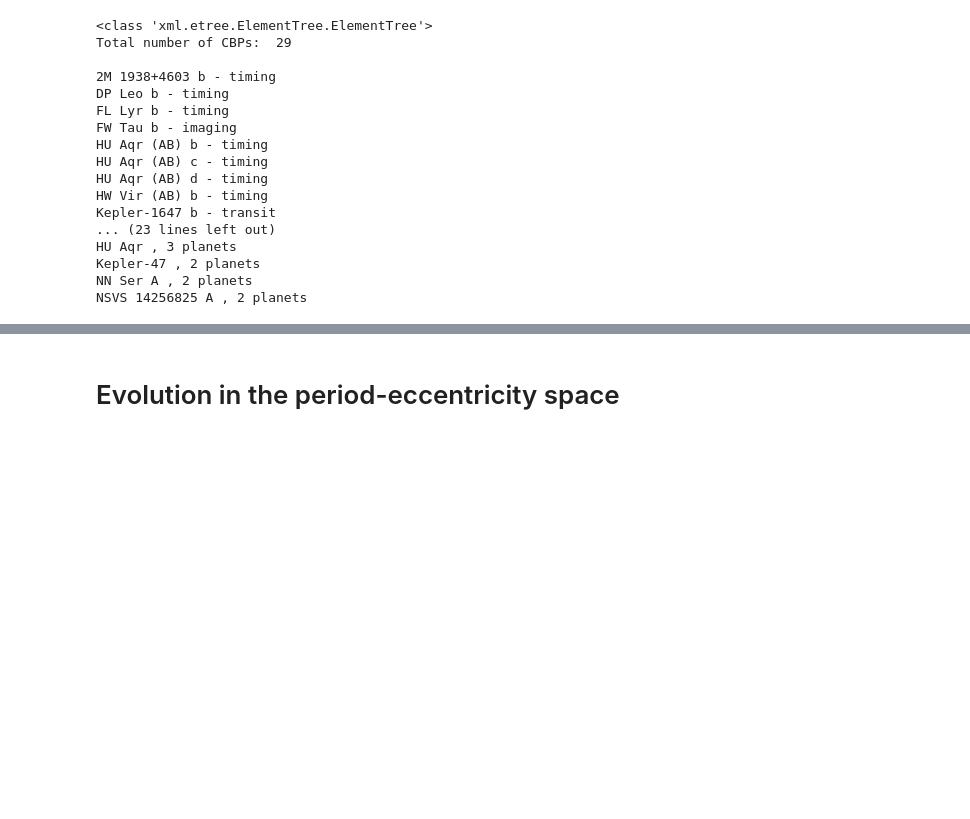
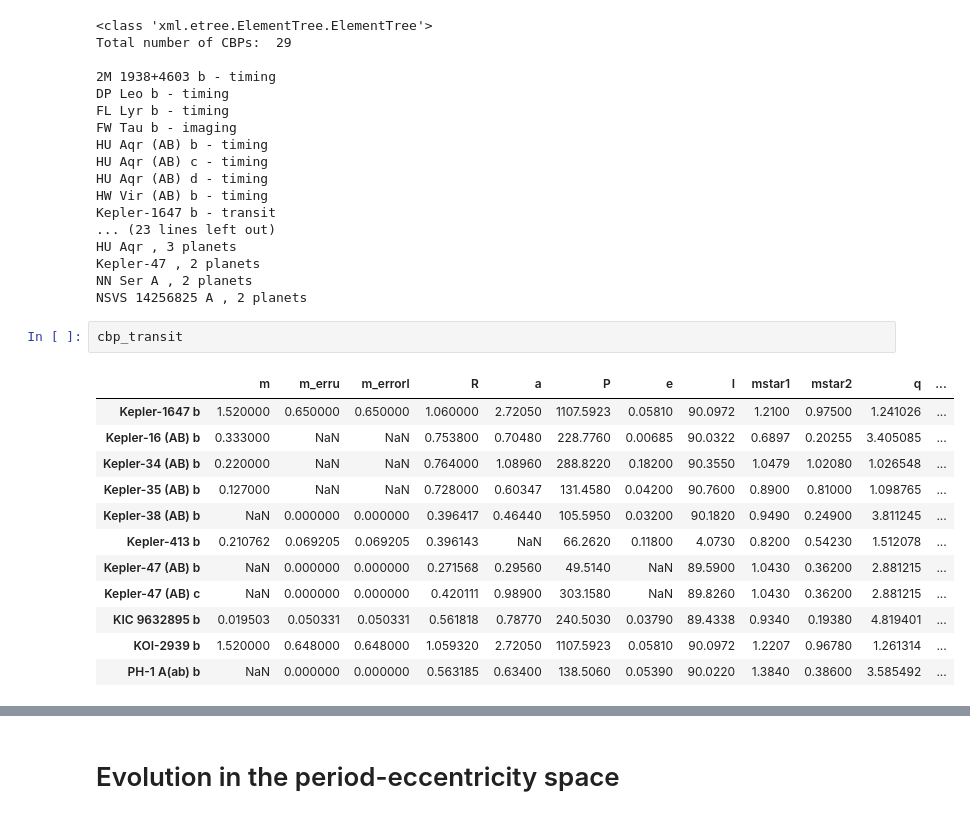
Before and after one commit to fbartolic/master_thesis, a Jupyter notebook: notebooks/stellar_evolution.ipynb, the cells around one changed output, grey strips where cells are left out. Cells and saved outputs as stored; diff of their text form; blank space fills up the shorter version.

```diff
--- a/notebooks/stellar_evolution.ipynb
+++ b/notebooks/stellar_evolution.ipynb
@@ -183,6 +60,21 @@ HU Aqr , 3 planets
 Kepler-47 , 2 planets
 NN Ser A , 2 planets
 NSVS 14256825 A , 2 planets
+# %%
+cbp_transit
+# %% [output]
+|  | m | m_erru | m_errorl | R | a | P | e | I | mstar1 | mstar2 | q | ... |
+| Kepler-1647 b | 1.520000 | 0.650000 | 0.650000 | 1.060000 | 2.72050 | 1107.5923 | 0.05810 | 90.0972 | 1.2100 | 0.97500 | 1.241026 | ... |
+| Kepler-16 (AB) b | 0.333000 | NaN | NaN | 0.753800 | 0.70480 | 228.7760 | 0.00685 | 90.0322 | 0.6897 | 0.20255 | 3.405085 | ... |
+| Kepler-34 (AB) b | 0.220000 | NaN | NaN | 0.764000 | 1.08960 | 288.8220 | 0.18200 | 90.3550 | 1.0479 | 1.02080 | 1.026548 | ... |
+| Kepler-35 (AB) b | 0.127000 | NaN | NaN | 0.728000 | 0.60347 | 131.4580 | 0.04200 | 90.7600 | 0.8900 | 0.81000 | 1.098765 | ... |
+| Kepler-38 (AB) b | NaN | 0.000000 | 0.000000 | 0.396417 | 0.46440 | 105.5950 | 0.03200 | 90.1820 | 0.9490 | 0.24900 | 3.811245 | ... |
+| Kepler-413 b | 0.210762 | 0.069205 | 0.069205 | 0.396143 | NaN | 66.2620 | 0.11800 | 4.0730 | 0.8200 | 0.54230 | 1.512078 | ... |
+| Kepler-47 (AB) b | NaN | 0.000000 | 0.000000 | 0.271568 | 0.29560 | 49.5140 | NaN | 89.5900 | 1.0430 | 0.36200 | 2.881215 | ... |
+| Kepler-47 (AB) c | NaN | 0.000000 | 0.000000 | 0.420111 | 0.98900 | 303.1580 | NaN | 89.8260 | 1.0430 | 0.36200 | 2.881215 | ... |
+| KIC 9632895 b | 0.019503 | 0.050331 | 0.050331 | 0.561818 | 0.78770 | 240.5030 | 0.03790 | 89.4338 | 0.9340 | 0.19380 | 4.819401 | ... |
+| KOI-2939 b | 1.520000 | 0.648000 | 0.648000 | 1.059320 | 2.72050 | 1107.5923 | 0.05810 | 90.0972 | 1.2207 | 0.96780 | 1.261314 | ... |
+| PH-1 A(ab) b | NaN | 0.000000 | 0.000000 | 0.563185 | 0.63400 | 138.5060 | 0.05390 | 90.0220 | 1.3840 | 0.38600 | 3.585492 | ... |
 # %%
 def evolve_kepler_stars():
 
```
Also changed, not shown: parts of 11 cells of this notebook, 31 other files.
